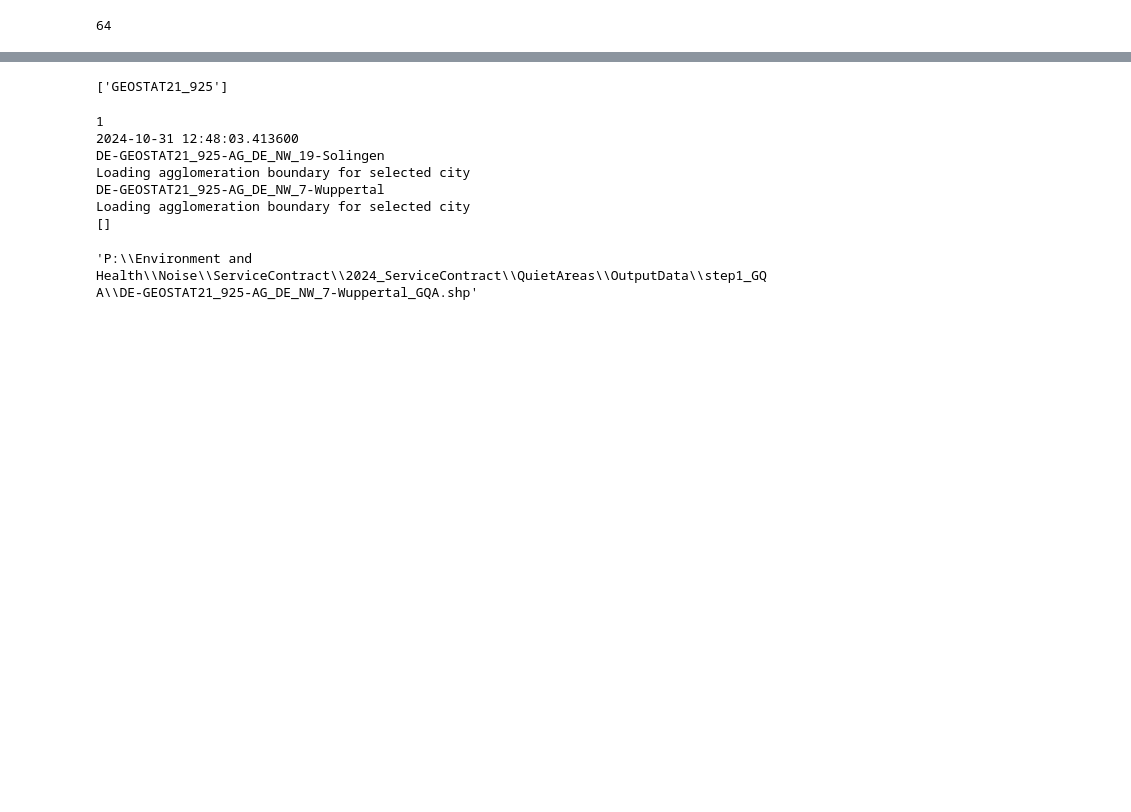
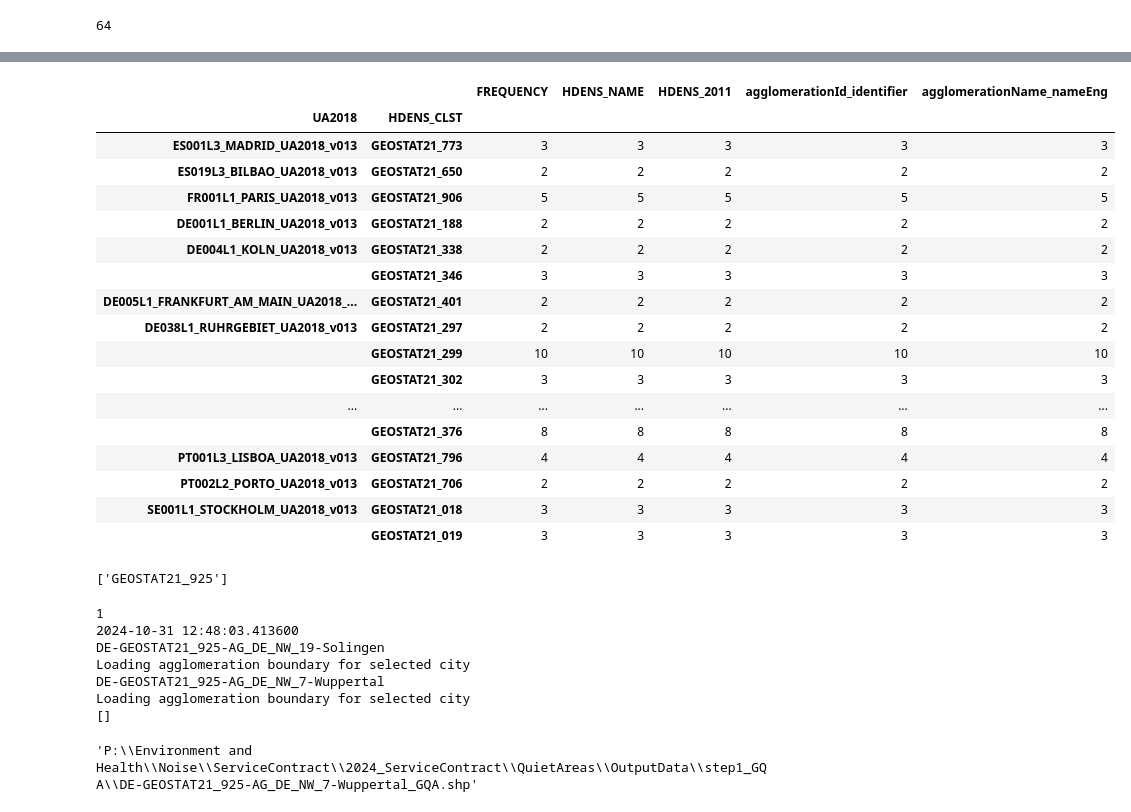
Before and after one commit to ubachr/GQA, a Jupyter notebook: 01_Create_GQA_DE_upd2.ipynb, the cells around one changed output, grey strips where cells are left out. Saved outputs shown, nothing was run; the diff lists cells and outputs as text; code cells hidden in the pictures; blank space fills up the shorter version.

```diff
--- a/01_Create_GQA_DE_upd2.ipynb
+++ b/01_Create_GQA_DE_upd2.ipynb
@@ -109,0 +112,4 @@ codes = pd.read_csv(codes_path)
+# %%
+codes_simpl = codes[['HDENS_CLST', 'HDENS_NAME', 'UA2018']]
+# %%
+codes_simpl = codes_simpl.drop_duplicates()
@@ -109,0 +122,2 @@ codes = pd.read_csv(codes_path)
+# %%
+codes_grouped = codes_simpl.groupby(['HDENS_CLST']).size().reset_index(name='count')
@@ -110,3 +162,24 @@ codes = pd.read_csv(codes_path)
+# %%
+codes_grouped.query('FREQUENCY > 1')
+# %% [output]
+|  |  | FREQUENCY | HDENS_NAME | HDENS_2011 | agglomerationId_identifier | agglomerationName_nameEng |
+| UA2018 | HDENS_CLST |  |  |  |  |  |
+| ES001L3_MADRID_UA2018_v013 | GEOSTAT21_773 | 3 | 3 | 3 | 3 | 3 |
+| ES019L3_BILBAO_UA2018_v013 | GEOSTAT21_650 | 2 | 2 | 2 | 2 | 2 |
+| FR001L1_PARIS_UA2018_v013 | GEOSTAT21_906 | 5 | 5 | 5 | 5 | 5 |
+| DE001L1_BERLIN_UA2018_v013 | GEOSTAT21_188 | 2 | 2 | 2 | 2 | 2 |
+| DE004L1_KOLN_UA2018_v013 | GEOSTAT21_338 | 2 | 2 | 2 | 2 | 2 |
+|  | GEOSTAT21_346 | 3 | 3 | 3 | 3 | 3 |
+| DE005L1_FRANKFURT_AM_MAIN_UA2018_... | GEOSTAT21_401 | 2 | 2 | 2 | 2 | 2 |
+| DE038L1_RUHRGEBIET_UA2018_v013 | GEOSTAT21_297 | 2 | 2 | 2 | 2 | 2 |
+|  | GEOSTAT21_299 | 10 | 10 | 10 | 10 | 10 |
+|  | GEOSTAT21_302 | 3 | 3 | 3 | 3 | 3 |
+| ... | ... | ... | ... | ... | ... | ... |
+|  | GEOSTAT21_376 | 8 | 8 | 8 | 8 | 8 |
+| PT001L3_LISBOA_UA2018_v013 | GEOSTAT21_796 | 4 | 4 | 4 | 4 | 4 |
+| PT002L2_PORTO_UA2018_v013 | GEOSTAT21_706 | 2 | 2 | 2 | 2 | 2 |
+| SE001L1_STOCKHOLM_UA2018_v013 | GEOSTAT21_018 | 3 | 3 | 3 | 3 | 3 |
+|  | GEOSTAT21_019 | 3 | 3 | 3 | 3 | 3 |
 # %%
 cities_ls = sorted(cities_ls)
 # %%
```
Also changed, not shown: parts of 7 cells of this notebook, 4 other files.
